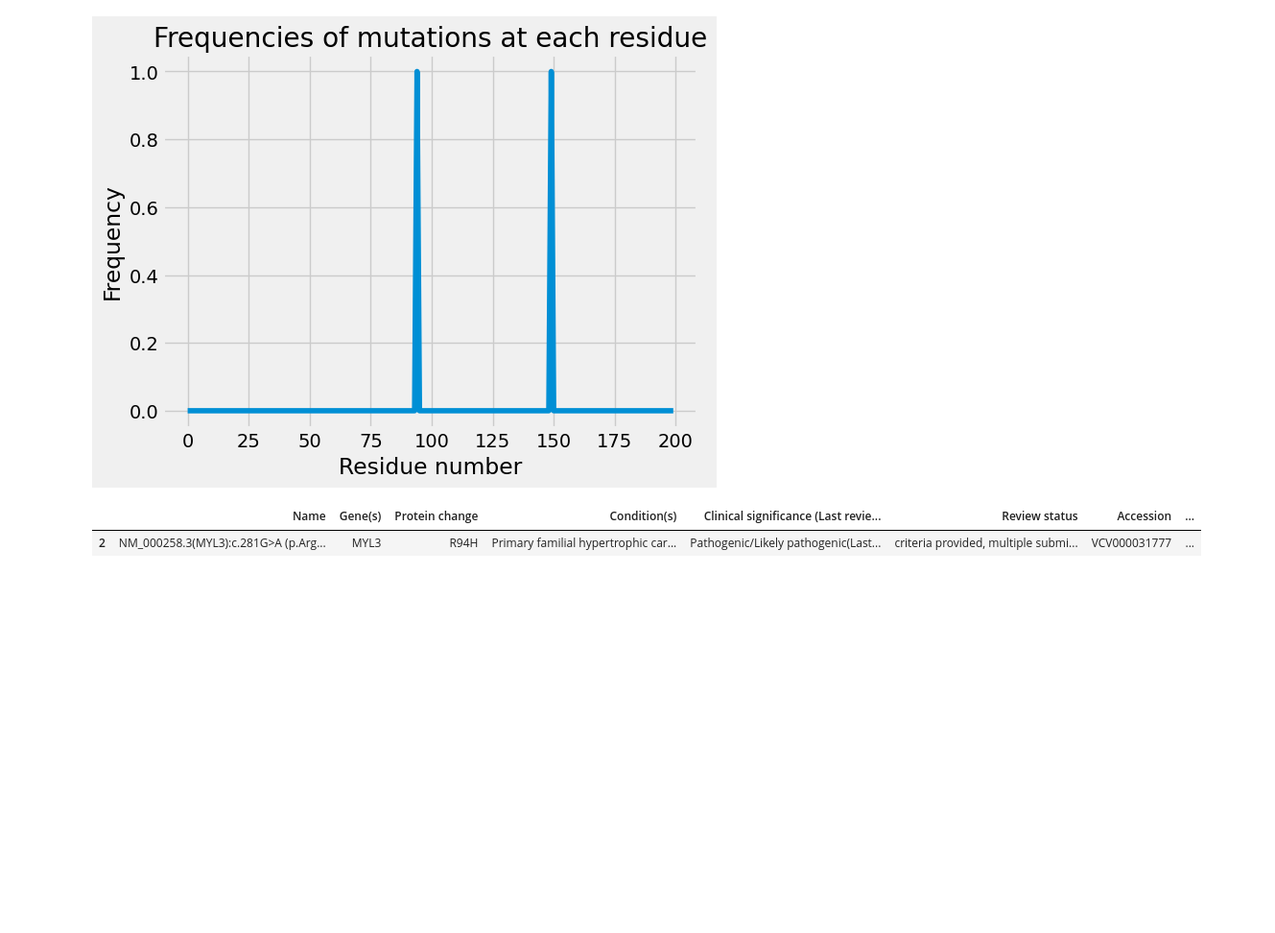
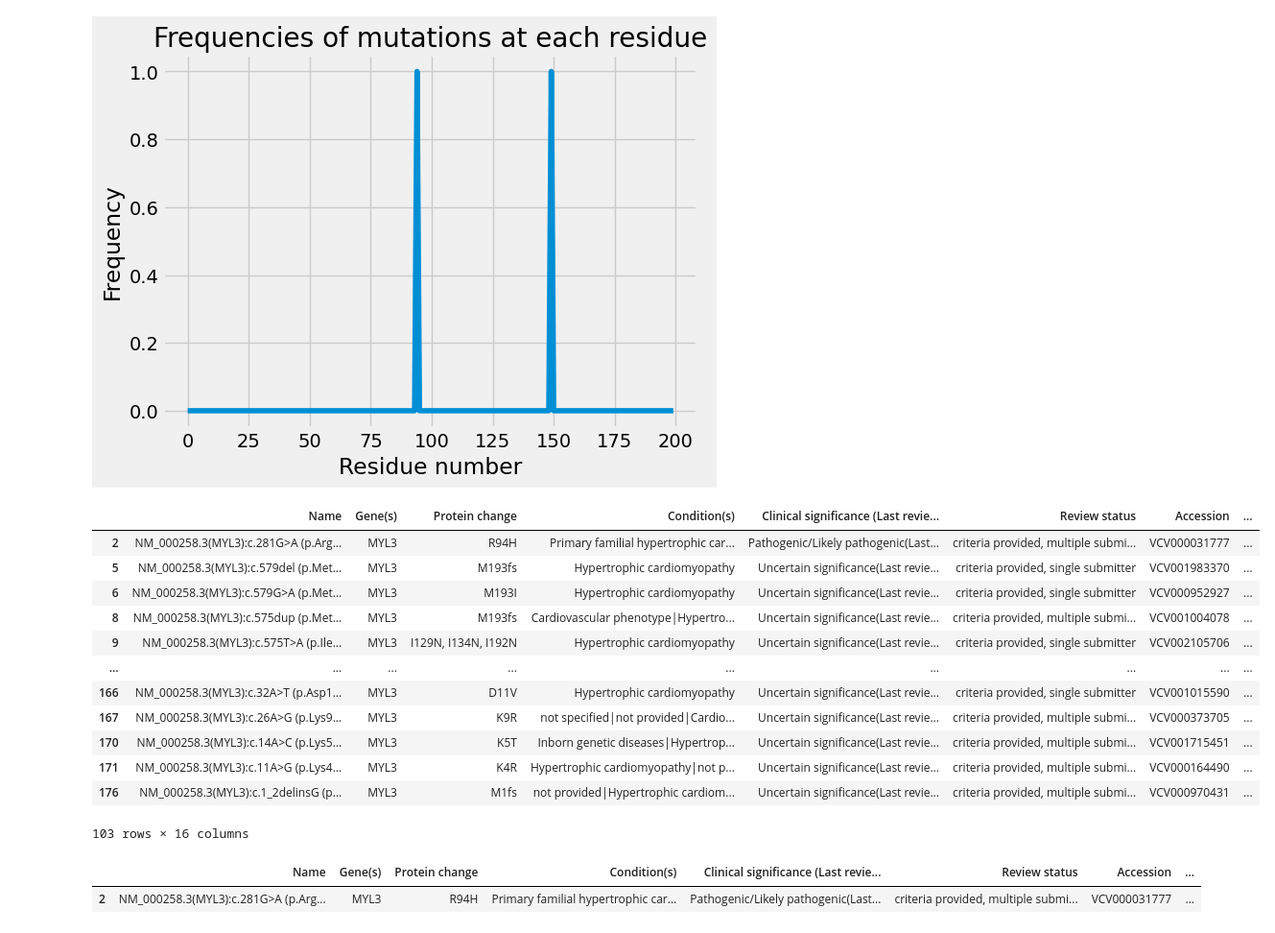
Before and after one commit to hannahmarieaguilar/Data-for-Project-, a Jupyter notebook: DATA/Data for the 10 Genes.ipynb, the cells around one changed output. Shown at 96% size. Drawn from its saved outputs; the diff is of its cells as text; code cells hidden in the pictures; blank space fills up the shorter version.

Commit message:
Combined Tables

```diff
--- a/DATA/Data for the 10 Genes.ipynb
+++ b/DATA/Data for the 10 Genes.ipynb
@@ -89,6 +89,24 @@ plt.title('Frequencies of mutations at each residue')
 plt.show()
 # %% [output]
 [figure]
+# %%
+combined2 = [new, MYL3_VUS1]
+MYL3_combined = pd.concat(combined2)
+MYL3_combined
+# %% [output]
+|  | Name | Gene(s) | Protein change | Condition(s) | Clinical significance (Last revie... | Review status | Accession | ... |
+| 2 | NM_000258.3(MYL3):c.281G>A (p.Arg... | MYL3 | R94H | Primary familial hypertrophic car... | Pathogenic/Likely pathogenic(Last... | criteria provided, multiple submi... | VCV000031777 | ... |
+| 5 | NM_000258.3(MYL3):c.579del (p.Met... | MYL3 | M193fs | Hypertrophic cardiomyopathy | Uncertain significance(Last revie... | criteria provided, single submitter | VCV001983370 | ... |
+| 6 | NM_000258.3(MYL3):c.579G>A (p.Met... | MYL3 | M193I | Hypertrophic cardiomyopathy | Uncertain significance(Last revie... | criteria provided, single submitter | VCV000952927 | ... |
+| 8 | NM_000258.3(MYL3):c.575dup (p.Met... | MYL3 | M193fs | Cardiovascular phenotype|Hypertro... | Uncertain significance(Last revie... | criteria provided, multiple submi... | VCV001004078 | ... |
+| 9 | NM_000258.3(MYL3):c.575T>A (p.Ile... | MYL3 | I129N, I134N, I192N | Hypertrophic cardiomyopathy | Uncertain significance(Last revie... | criteria provided, single submitter | VCV002105706 | ... |
+| ... | ... | ... | ... | ... | ... | ... | ... | ... |
+| 166 | NM_000258.3(MYL3):c.32A>T (p.Asp1... | MYL3 | D11V | Hypertrophic cardiomyopathy | Uncertain significance(Last revie... | criteria provided, single submitter | VCV001015590 | ... |
+| 167 | NM_000258.3(MYL3):c.26A>G (p.Lys9... | MYL3 | K9R | not specified|not provided|Cardio... | Uncertain significance(Last revie... | criteria provided, multiple submi... | VCV000373705 | ... |
+| 170 | NM_000258.3(MYL3):c.14A>C (p.Lys5... | MYL3 | K5T | Inborn genetic diseases|Hypertrop... | Uncertain significance(Last revie... | criteria provided, multiple submi... | VCV001715451 | ... |
+| 171 | NM_000258.3(MYL3):c.11A>G (p.Lys4... | MYL3 | K4R | Hypertrophic cardiomyopathy|not p... | Uncertain significance(Last revie... | criteria provided, multiple submi... | VCV000164490 | ... |
+| 176 | NM_000258.3(MYL3):c.1_2delinsG (p... | MYL3 | M1fs | not provided|Hypertrophic cardiom... | Uncertain significance(Last revie... | criteria provided, multiple submi... | VCV000970431 | ... |
+103 rows × 16 columns
 # %%
 MYL3_LP = pd.read_csv('MYL3_LP.txt', sep='\t')
 newMYL3_LP = MYL3_LP['Condition(s)'].str.contains("Hypertrophic cardiomyopathy")
```
Also changed, not shown: parts of 11 cells of this notebook.
